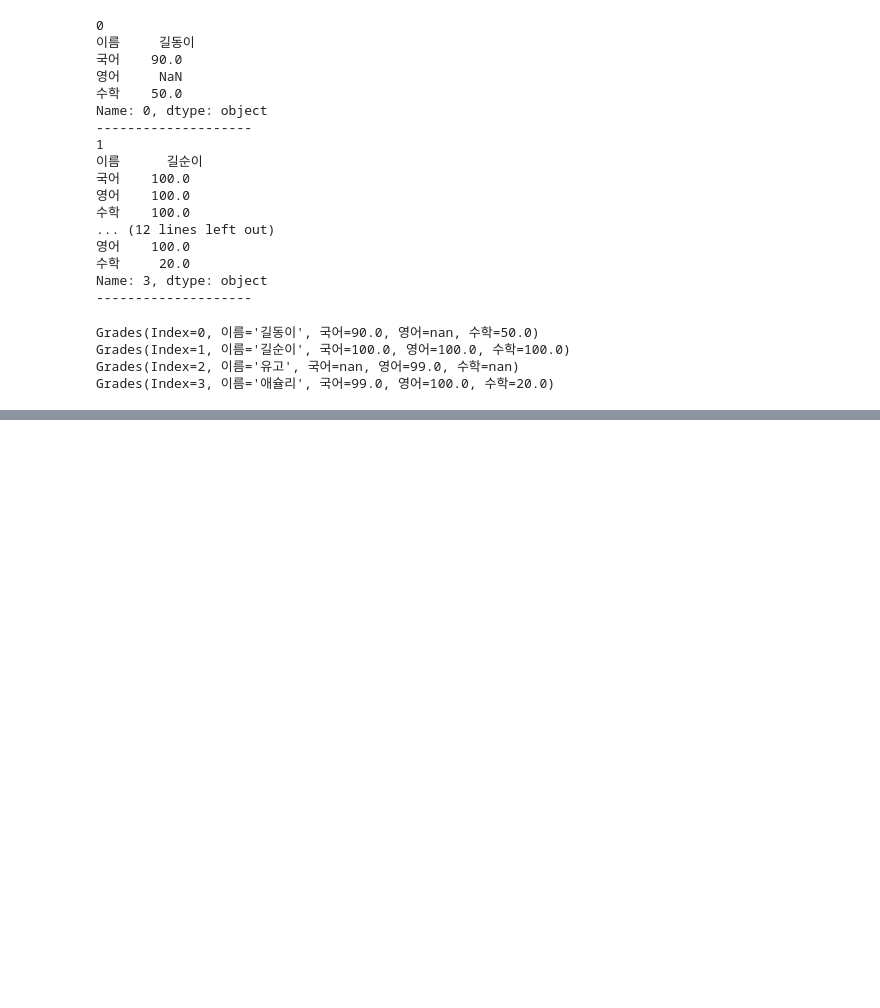
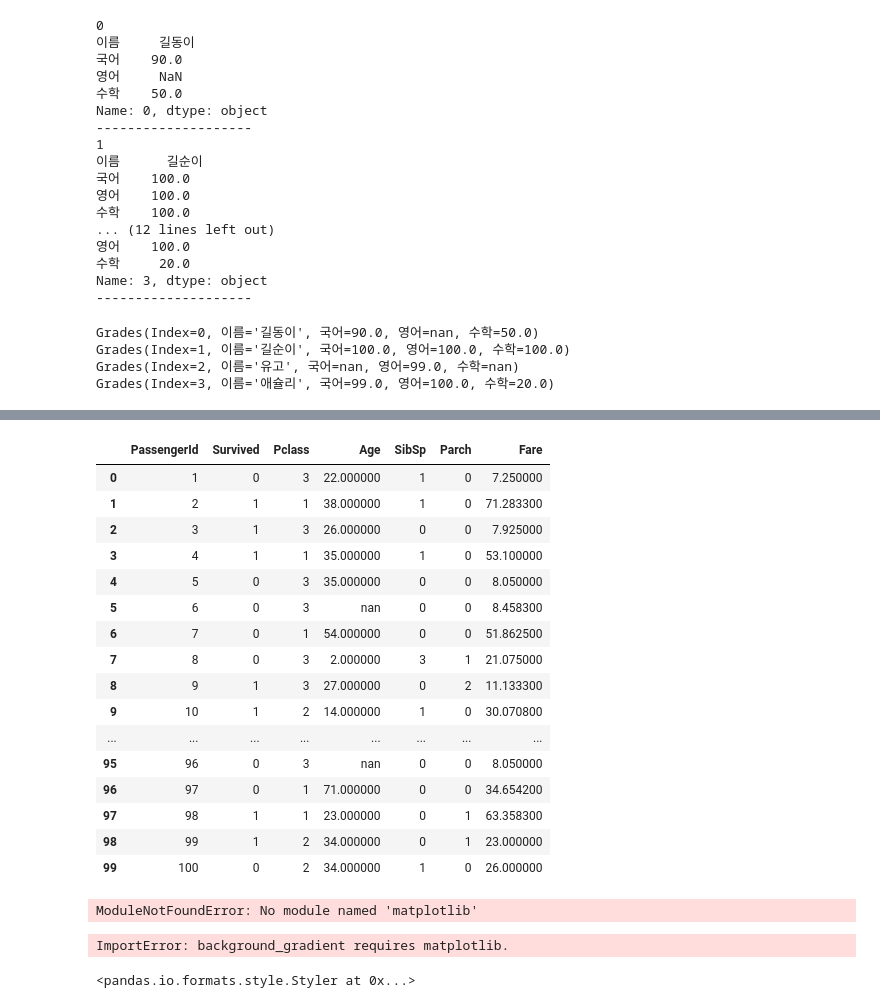
Before and after one commit to eunjoengme/bigdata-python-20230616, a Jupyter notebook: Day06/py32_pandas_io.ipynb, the cells around one changed output, grey strips where cells are left out. Cells and saved outputs as stored; diff of their text form; code cells hidden in the pictures; blank space fills up the shorter version.

```diff
--- a/Day06/py32_pandas_io.ipynb
+++ b/Day06/py32_pandas_io.ipynb
@@ -499,0 +627,32 @@ for row in df7.interpolate():
+# %%
+titanic_train2.head(100).style.highlight_null(color='gray')
+# %% [output]
+|  | PassengerId | Survived | Pclass | Age | SibSp | Parch | Fare |
+| 0 | 1 | 0 | 3 | 22.000000 | 1 | 0 | 7.250000 |
+| 1 | 2 | 1 | 1 | 38.000000 | 1 | 0 | 71.283300 |
+| 2 | 3 | 1 | 3 | 26.000000 | 0 | 0 | 7.925000 |
+| 3 | 4 | 1 | 1 | 35.000000 | 1 | 0 | 53.100000 |
+| 4 | 5 | 0 | 3 | 35.000000 | 0 | 0 | 8.050000 |
+| 5 | 6 | 0 | 3 | nan | 0 | 0 | 8.458300 |
+| 6 | 7 | 0 | 1 | 54.000000 | 0 | 0 | 51.862500 |
+| 7 | 8 | 0 | 3 | 2.000000 | 3 | 1 | 21.075000 |
+| 8 | 9 | 1 | 3 | 27.000000 | 0 | 2 | 11.133300 |
+| 9 | 10 | 1 | 2 | 14.000000 | 1 | 0 | 30.070800 |
+| ... | ... | ... | ... | ... | ... | ... | ... |
+| 95 | 96 | 0 | 3 | nan | 0 | 0 | 8.050000 |
+| 96 | 97 | 0 | 1 | 71.000000 | 0 | 0 | 34.654200 |
+| 97 | 98 | 1 | 1 | 23.000000 | 0 | 1 | 63.358300 |
+| 98 | 99 | 1 | 2 | 34.000000 | 0 | 1 | 23.000000 |
+| 99 | 100 | 0 | 2 | 34.000000 | 1 | 0 | 26.000000 |
+# %%
+import matplotlib_inline
+
+titanic_train2.tail(20).style.background_gradient(cmap="Blues")
+titanic_train2.tail(20).style.background_gradient(cmap="summer_r")
+# %% [output]
+ModuleNotFoundError: No module named 'matplotlib'
+# %%
+titanic_train2.style.background_gradient(cmap='magma', low=1)
+# %% [output]
+ImportError: background_gradient requires matplotlib.
+<pandas.io.formats.style.Styler at 0x...>
```
Also changed, not shown: parts of 13 cells of this notebook, 10 other files.
